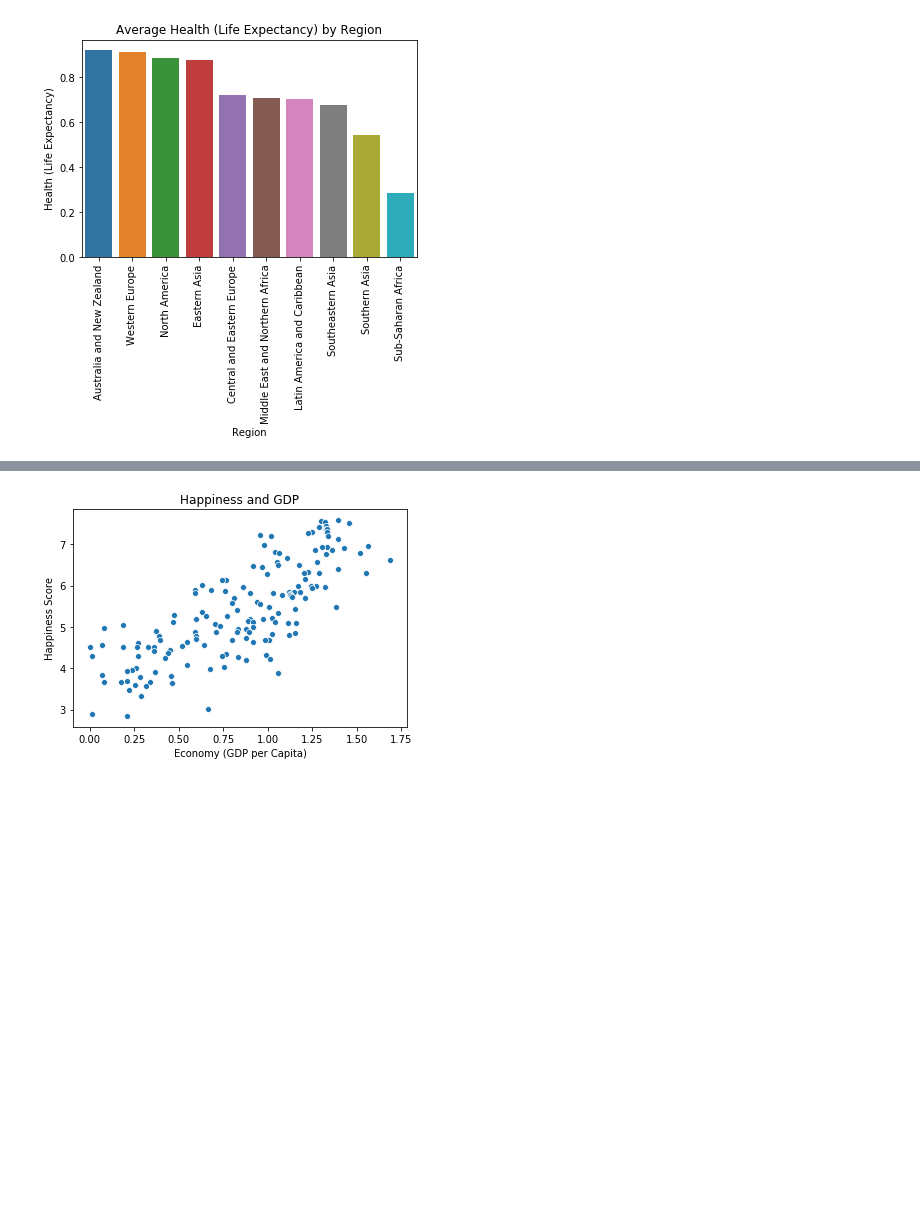
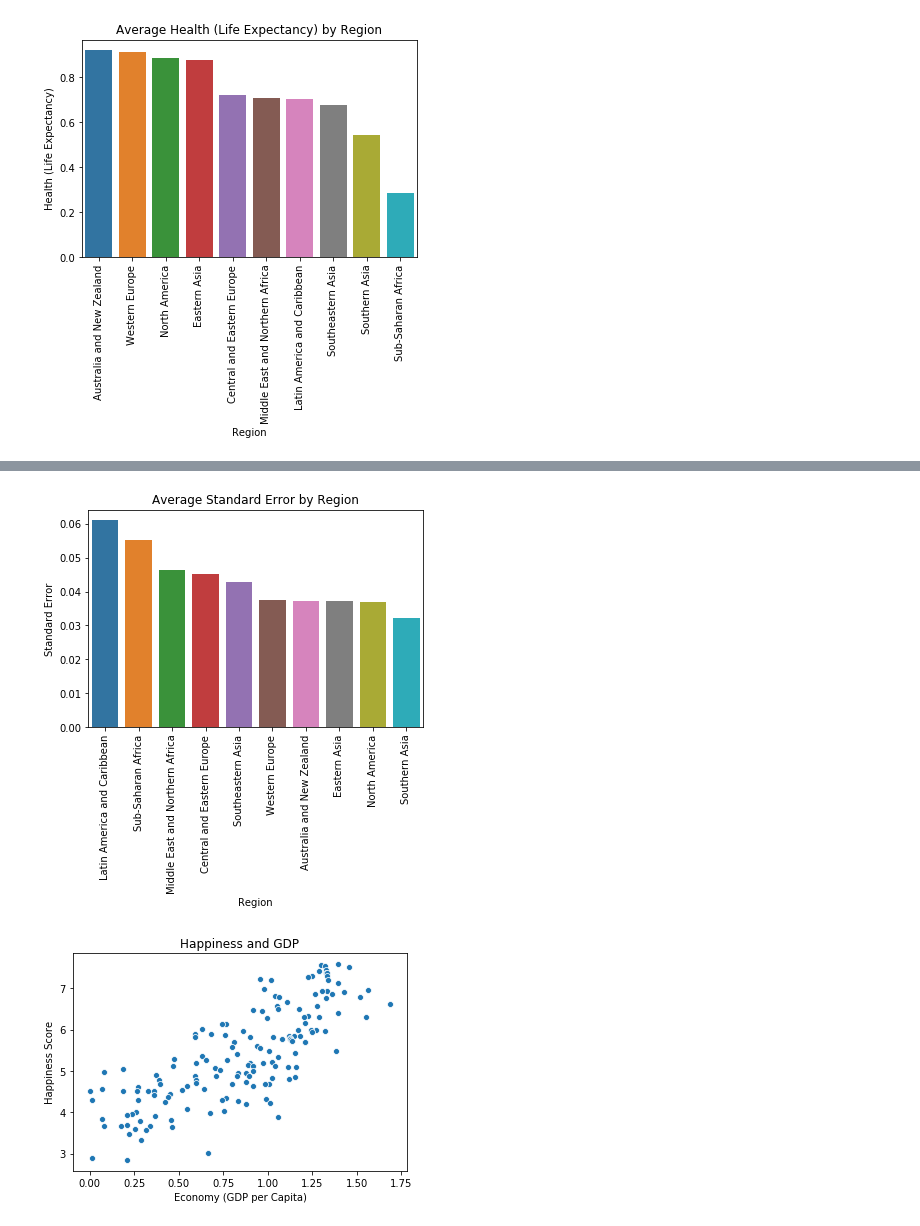
Before and after one commit to ipatel467/Happiness-Index, a Jupyter notebook: Index.ipynb, the cells around one changed output, grey strips where cells are left out. Drawn from its saved outputs; the diff is of its cells as text; code cells hidden in the pictures; blank space fills up the shorter version.

```diff
--- a/Index.ipynb
+++ b/Index.ipynb
@@ -246,3 +256,13 @@ plt.title('Average Health (Life Expectancy) by Region');
+# %%
+df15_grouped_se = df15.groupby('Region').agg({'Standard Error':'mean'}).reset_index()
+# %%
+df15_grouped_se.sort_values(by = 'Standard Error', ascending = False, inplace=True)
+# %%
+sns.barplot(data=df15_grouped_se, x='Region', y='Standard Error')
+plt.xticks(rotation=90);
+plt.title('Average Standard Error by Region');
+# %% [output]
+[figure, added]
 # %%
 sns.scatterplot(data = df15, y ='Happiness Score' , x = 'Economy (GDP per Capita)')
 plt.title('Happiness and GDP');
```
Also changed, not shown: parts of 4 cells of this notebook.
